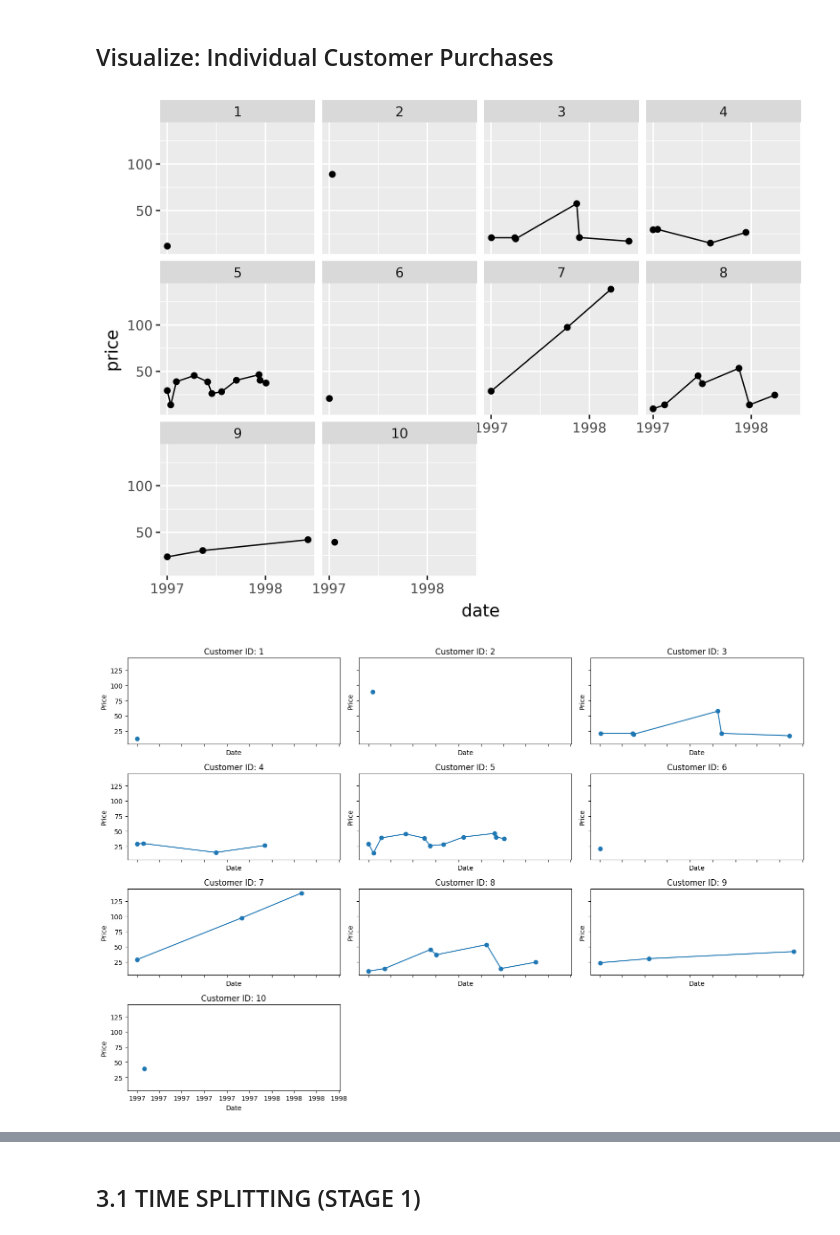
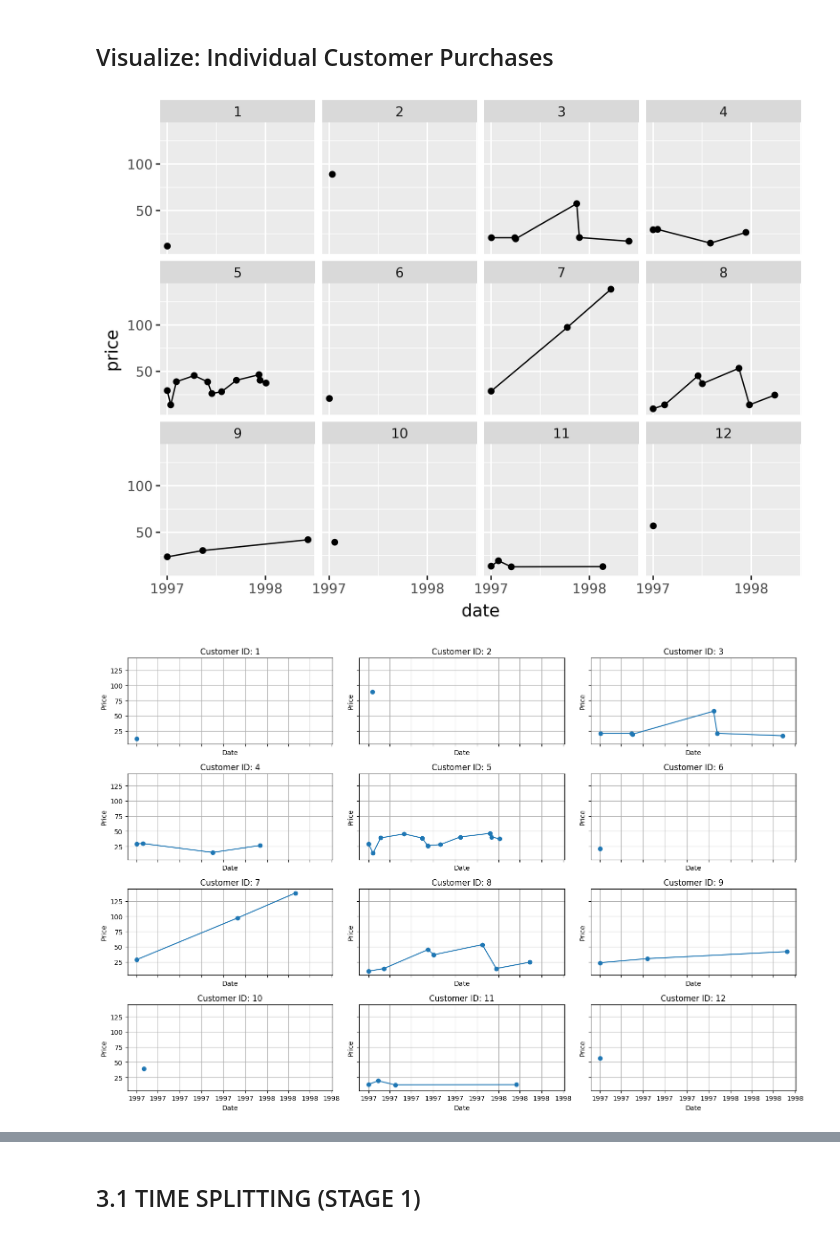
Before and after one commit to gregorywmorris/cdnow-customer-value, a Jupyter notebook: src/notebooks/customer_ltv.ipynb, the cells around one changed output, grey strips where cells are left out. Drawn from its saved outputs; the diff is of its cells as text; code cells hidden in the pictures.

```diff
--- a/src/notebooks/customer_ltv.ipynb
+++ b/src/notebooks/customer_ltv.ipynb
@@ -11,4 +11,4 @@ import matplotlib.pyplot as plt
 # %%
 pn.options.dpi = 300
 # %%
-cdnow_raw_df = pd.read_csv('../data/cdnow.csv')
+cdnow_raw_df = pd.read_csv('../data/cdnow.csv', index_col=0)
@@ -83,11 +89,12 @@ cdnow_df.reset_index() \
 [figure]
 # %% [markdown]
 ## Visualize: Individual Customer Purchases
+# %%
+# Select a subset of customer IDs
+ids = cdnow_df['customer_id'].unique()
+ids_selected = ids[:12]
 # %%
-# Select a subset of customer IDs
-ids = cdnow_df['customer_id'].unique()
-ids_selected = ids[:10]
-
+# ggplot API
 # Filter the DataFrame for the selected customer IDs
 cdnow_cust_id_subset_df = (
     cdnow_df[cdnow_df['customer_id'].isin(ids_selected)]
@@ -114,33 +121,34 @@ plot = (
 # Display the plot
 print(plot)
 # %% [output]
-[figure, old version]
+[figure, new version]
 # %%
 # Number of unique customers in the subset
 unique_customers = cdnow_cust_id_subset_df['customer_id'].nunique()
 
 # Define the number of rows and columns for the subplots
 num_cols = 3
 num_rows = (unique_customers + num_cols - 1) // num_cols
 
 fig, axes = plt.subplots(num_rows, num_cols, figsize=(15, 10), sharex=True, sharey=True)
 
 # Flatten the axes array for easy iteration
 axes = axes.flatten()
 
 for ax, (customer_id, group) in zip(axes, cdnow_cust_id_subset_df.groupby('customer_id')):
     ax.plot(group['date'], group['price'], marker='o', linestyle='-')
     ax.set_title(f'Customer ID: {customer_id}')
     ax.set_xlabel('Date')
     ax.set_ylabel('Price')
     ax.xaxis.set_major_formatter(plt.matplotlib.dates.DateFormatter('%Y'))
+    ax.grid(True)
 
 # Remove any empty subplots
 for i in range(unique_customers, len(axes)):
     fig.delaxes(axes[i])
 
 plt.tight_layout()
 plt.show()
 # %% [output]
-[figure, old version]
+[figure, new version]
 # %% [markdown]
```
Also changed, not shown: parts of 48 cells of this notebook, 6 other files.
